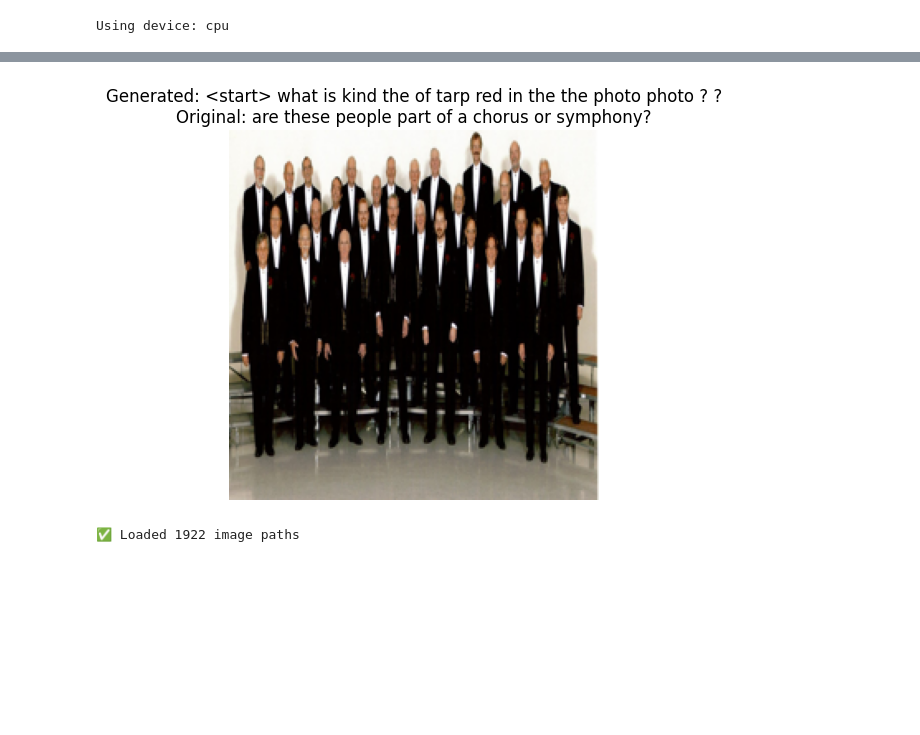
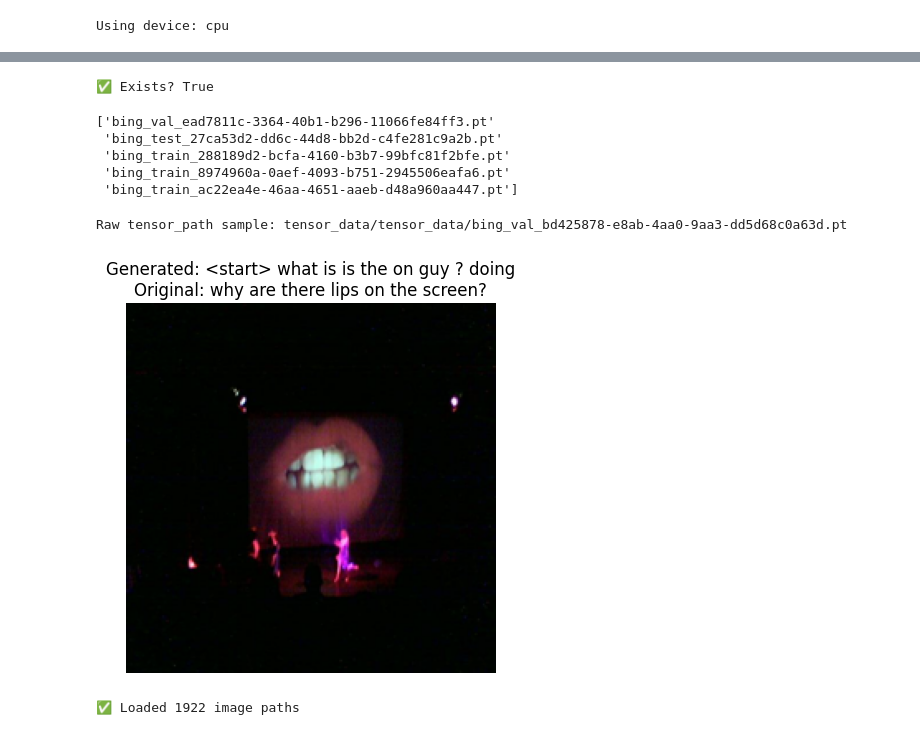
Before and after one commit to JayFernandez42/CS4782-FinalProj, a Jupyter notebook: ImageToQuestion.ipynb, the cells around one changed output, grey strips where cells are left out. Saved outputs shown, nothing was run; the diff lists cells and outputs as text; code cells hidden in the pictures; blank space fills up the shorter version.

Commit message:
added more models

```diff
--- a/ImageToQuestion.ipynb
+++ b/ImageToQuestion.ipynb
@@ -85,3 +136,6 @@ test_df = expand_questions(test_csv)
 # for path in [train_csv, val_csv, test_csv]:
 #     df = pd.read_csv(path)
 #     questions.extend(df["questions"].dropna().tolist())
+# %%
+combined_csv = "data/combined_tensor_index.csv"
+full_df = expand_questions(combined_csv)
@@ -95,0 +183,4 @@ test_df.to_csv(test_exp_csv, index=False)
+# %%
+train_comb_csv = "data/combined_train_tensor_index.csv"
+val_comb_csv   = "data/combined_val_tensor_index.csv"
+test_comb_csv  = "data/combined_test_tensor_index.csv"
@@ -96,18 +229,18 @@ test_df.to_csv(test_exp_csv, index=False)
 # %%
-# Collect all questions for vocab
+
 questions = pd.concat([train_df, val_df, test_df])["questions"].dropna().tolist()
 vocab, idx_to_word = build_vocab(questions)
 
 # Datasets with base_dir for .pt files
-BASE_DIR = "data/bing_data"
-train_dataset = VQGTensorDataset(train_exp_csv, vocab, MAX_LENGTH, base_dir=BASE_DIR)
-val_dataset   = VQGTensorDataset(val_exp_csv, vocab, MAX_LENGTH, base_dir=BASE_DIR)
-test_dataset  = VQGTensorDataset(test_exp_csv, vocab, MAX_LENGTH, base_dir=BASE_DIR)
+# BASE_DIR = "data"
+train_dataset = VQGTensorDataset(train_comb_csv, vocab, MAX_LENGTH)
+val_dataset   = VQGTensorDataset(val_comb_csv, vocab, MAX_LENGTH)
+test_dataset  = VQGTensorDataset(test_comb_csv, vocab, MAX_LENGTH)
 
 # Dataloaders
 from torch.utils.data import DataLoader
 dataloaders = {
-    "bing": {
+    "flickr": {
         "train": DataLoader(train_dataset, batch_size=BATCH_SIZE, shuffle=True),
         "val":   DataLoader(val_dataset, batch_size=BATCH_SIZE, shuffle=False),
         "test":  DataLoader(test_dataset, batch_size=BATCH_SIZE, shuffle=False),
@@ -128,5 +262,47 @@ test_loss(model, dataloaders["bing"]["test"], vocab, criterion, device)
+# %%
+path = "data/tensor_data/bing_test_e2c45bd9-ea9c-4a99-8590-ae57ccfa7186.pt"
+print("✅ Exists?", os.path.exists(path))
+# %% [output]
+✅ Exists? True
+# %%
+df = pd.read_csv("data/combined_tensor_index.csv")
+print(df["tensor_path"].unique()[:5])
+# %% [output]
+['bing_val_ead7811c-3364-40b1-b296-11066fe84ff3.pt'
+ 'bing_test_27ca53d2-dd6c-44d8-bb2d-c4fe281c9a2b.pt'
+ 'bing_train_288189d2-bcfa-4160-b3b7-99bfc81f2bfe.pt'
+ 'bing_train_8974960a-0aef-4093-b751-2945506eafa6.pt'
+ 'bing_train_ac22ea4e-46aa-4651-aaeb-d48a960aa447.pt']
+# %%
+print("Raw tensor_path sample:", train_dataset.df["tensor_path"].iloc[0])
+# %% [output]
+Raw tensor_path sample: tensor_data/tensor_data/bing_val_bd425878-e8ab-4aa0-9aa3-dd5d68c0a63d.pt
+# %%
+def generate_question(model, test_loader, vocab, idx_to_word, device):
+    model.eval()
+    images, _, texts = next(iter(test_loader))
+    image = images[0].unsqueeze(0).to(device)
+    original_question = texts[0]
+
+    with torch.no_grad():
+        feat = model.encoder(image)
+        inp = torch.tensor([[vocab["<start>"]]], device=device)
+        output = []
+        for _ in range(20):
+            out = model.decoder(feat, inp)
+            pred = out[0, -1].argmax().item()
+            if pred == vocab["<end>"]:
+                break
+            output.append(pred)
+            inp = torch.cat([inp, torch.tensor([[pred]], device=device)], dim=1)
+
+    decoded = " ".join(idx_to_word.get(i, "<unk>") for i in output)
+    plt.imshow(image.cpu().squeeze().permute(1, 2, 0))
+    plt.axis("off")
+    plt.title(f"Generated: {decoded}\nOriginal: {original_question}")
+    plt.show()
 # %%
-generate_question(model, dataloaders["bing"]["test"], vocab, idx_to_word, device)
+generate_question(model, dataloaders["flickr"]["test"], vocab, idx_to_word, device)
 # %% [output]
-[figure, old version]
+[figure, new version]
 # %%
```
Also changed, not shown: parts of 17 cells of this notebook, 6 other files.
